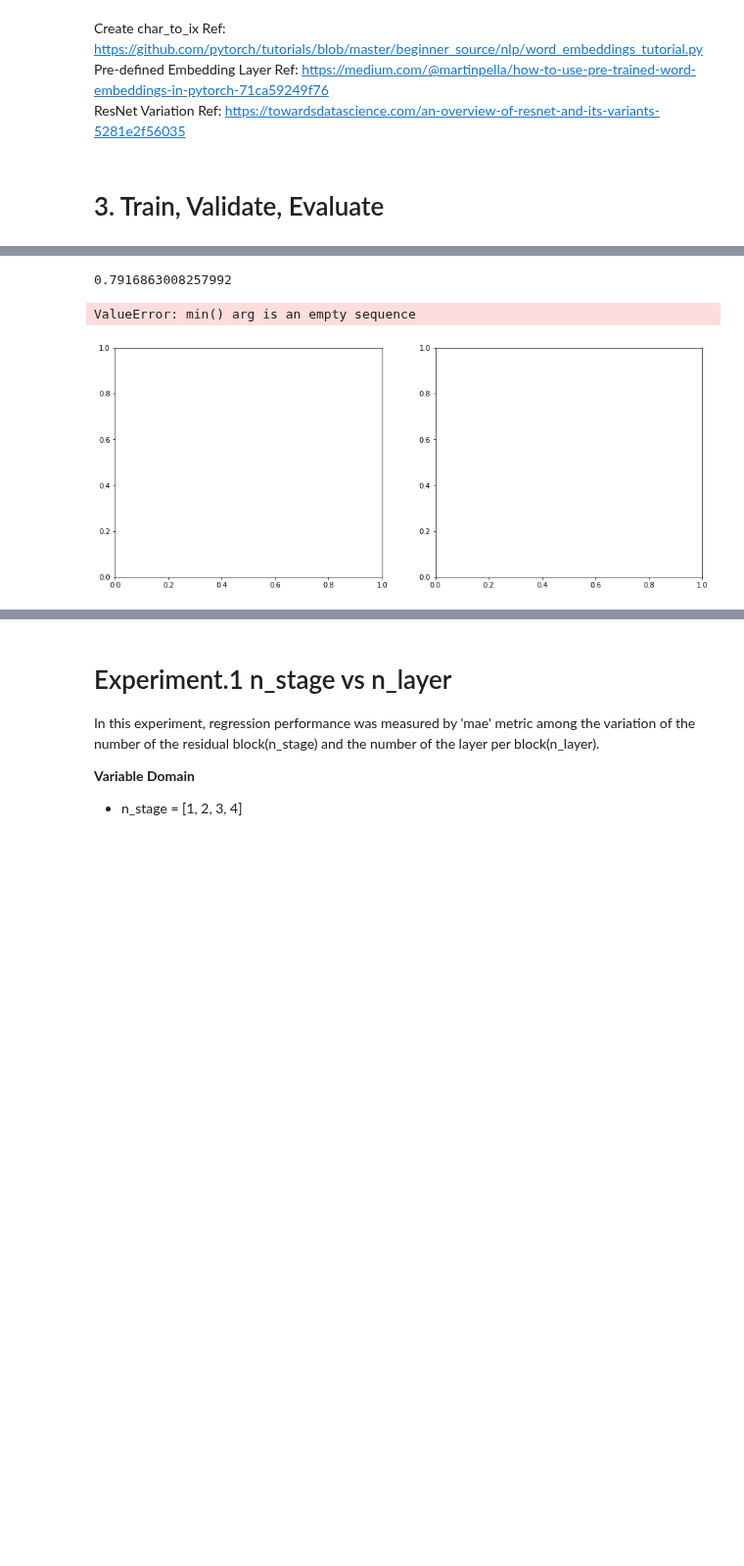
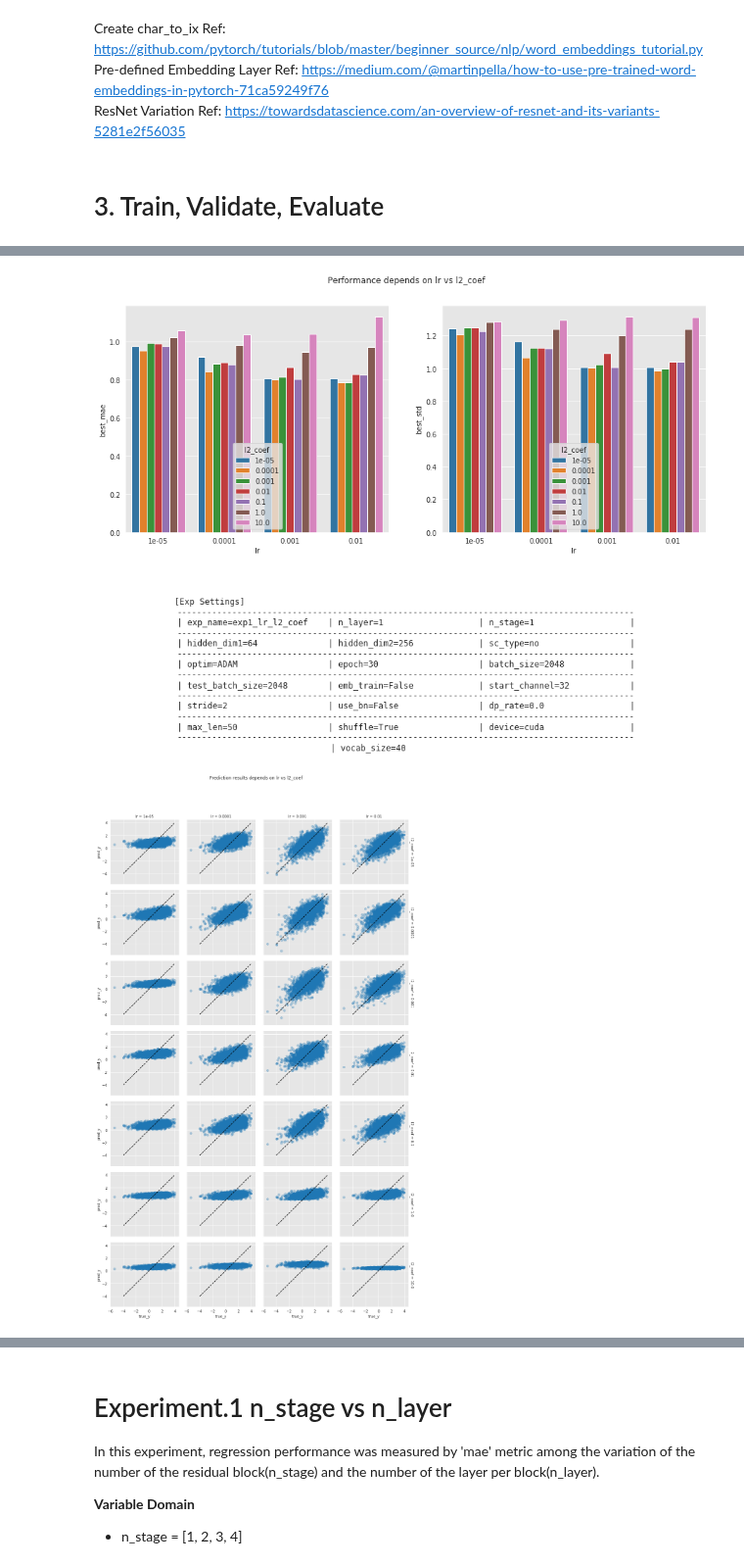
Before and after one commit to heartcored98/CH485_AI_Chemistry, a Jupyter notebook: Practice5_logP_GCN/Assignment5_logP_GCN.ipynb, the cells around one changed output, grey strips where cells are left out. Shown at 98% size. Saved outputs shown, nothing was run; the diff lists cells and outputs as text; code cells hidden in the pictures; blank space fills up the shorter version.

```diff
--- a/Practice5_logP_GCN/Assignment5_logP_GCN.ipynb
+++ b/Practice5_logP_GCN/Assignment5_logP_GCN.ipynb
@@ -41,7 +41,7 @@ torch.manual_seed(seed)
 # %% [markdown]
 # 1. Prepare Dataset
 # %%
-partition = make_partition(50000, 0.1, 0.1, 123)
+partition = make_partition(20000, 0.1, 0.1, 123)
 # %% [markdown]
 # 2. Model Architecture
 # %% [markdown]
@@ -67,9 +67,8 @@ def train(model, partition, optimizer, criterion, args, **kwargs):
 
         model.train()
         optimizer.zero_grad()
-
         pred_y = model(X, A)
-#         pred_y.require_grad = False
+        pred_y.require_grad = False
         train_loss = criterion(pred_y, y)
         epoch_train_loss += train_loss.item()
         list_train_loss.append({'epoch':batch_idx/len(data_iter)+kwargs['epoch'], 'train_loss':train_loss.item()})
@@ -128,7 +127,6 @@ def experiment(partition, args):
     ts = time.time()
     args.vocab_size = 40
     args.max_len = 50
-    args.input_shape = (args.max_len, args.vocab_size)
     model = Net(args)
     model.to(args.device)
     criterion = nn.MSELoss()
@@ -352,27 +393,23 @@ for n_layer in list_n_layer:
-# %%
-print(result.best_mae)
-# %% [output]
-0.7916863008257992
 # %%
-results = writer.read(exp_name='exp1_layer_stage')
-results = results.loc[results['epoch']==50]
-variable1 = 'n_stage'
-variable2 = 'n_layer'
+results = writer.read(exp_name='exp1_lr_l2_coef')
+#results = results.loc[results['epoch']==50]
+variable1 = 'lr'
+variable2 = 'l2_coef'
 
 
-plot_performance(results, variable1, variable2,
+plot_performance(results, variable1, variable2, args,
                 'Performance depends on {} vs {}'.format(variable1, variable2),
                 'exp1_Performance {} vs {}'.format(variable1, variable2))
 
 plot_distribution(results, variable1, variable2, 'true_y', 'pred_y',
                   'Prediction results depends on {} vs {}'.format(variable1, variable2),
-                  'exp1_Prediction {} vs {}'.format(variable1, variable2))
+                  'exp1_Prediction {} vs {}'.format(variable1, variable2), top=0.9)
 
 plot_loss(results, variable1, variable2, 'epoch', 'loss',
                   'Loss depends on {} vs {}'.format(variable1, variable2),
-                  'exp1_Loss {} vs {}'.format(variable1, variable2))
+                  'exp1_Loss {} vs {}'.format(variable1, variable2), top=0.9)
 
 plt.show()
 # %% [output]
-ValueError: min() arg is an empty sequence
-[figure, old version]
+[figure, new version]
+[figure, added]
```
Also changed, not shown: parts of 5 cells of this notebook, 1 other file.
